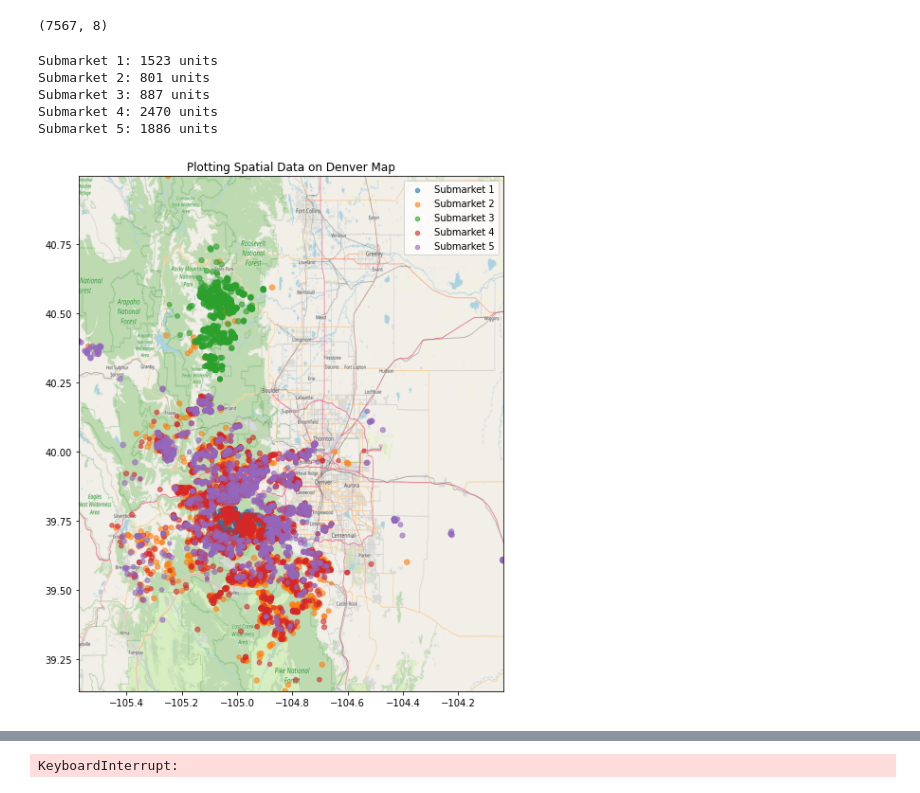
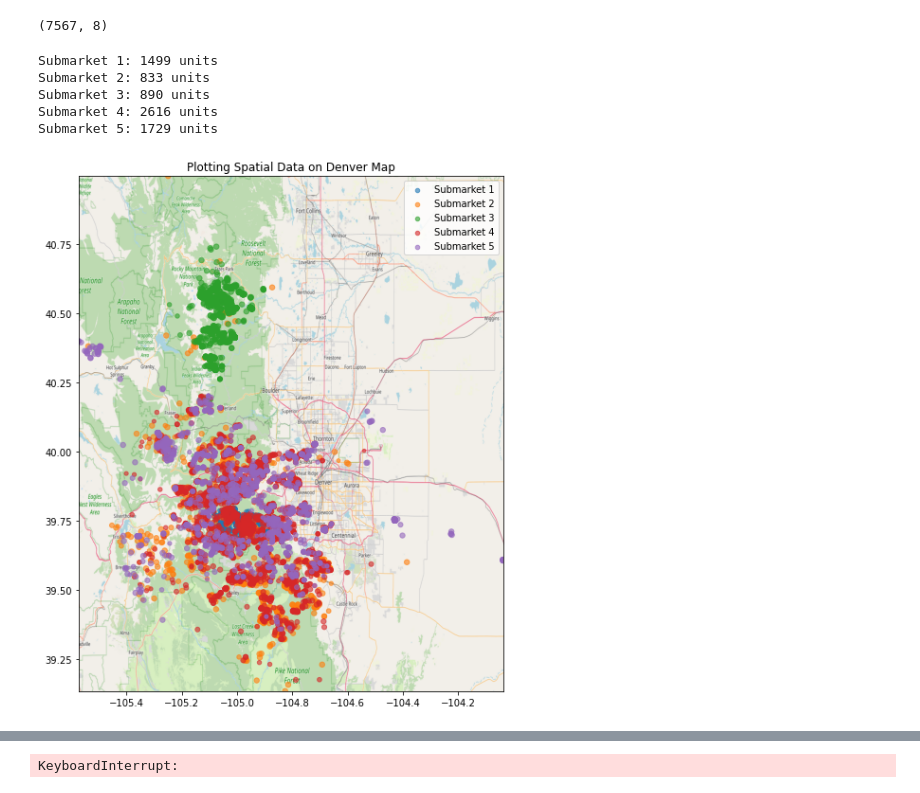
Before and after one commit to luunam/cs297_rex, a Jupyter notebook: notebooks/developed_model_em.ipynb, the cells around one changed output, grey strips where cells are left out. Cells and saved outputs as stored; diff of their text form; code cells hidden in the pictures.

```diff
--- a/notebooks/developed_model_em.ipynb
+++ b/notebooks/developed_model_em.ipynb
@@ -14,7 +14,7 @@ from sklearn.model_selection import train_test_split
 from tqdm import tqdm
 # %%
 # Load dataset
-df = pd.read_csv('../data/archives/denver_prop_listing_clean.csv')
+df = pd.read_csv('../data/archive2/denver_prop_listing_clean.csv')
 
 #convert to datetime format
 df["list_date"] = pd.to_datetime(df["list_date"])
@@ -172,7 +172,9 @@ for i in tqdm(range(max_iter),desc='Fitting...'):
 
     # M-step
 
-    f = [LogisticRegression(C=reg).fit(X2,Y2,sample_weight=r[:,k]) for k in range(K)]
+    f = [LogisticRegression(C=reg,
+                            max_iter=1000,
+                            class_weight='balanced').fit(X2,Y2,sample_weight=r[:,k]) for k in range(K)]
     pi = r.sum(axis=0)/n_homes
     means = np.array([np.array([r[n,k]*X2[n] for n in range(n_homes)]).sum(axis=0) for k in range(K)]) / r.sum(axis=0).reshape((-1,1))
     mu, p, lam = means[:,:n_cont], means[:,n_cont:(n_cont+n_bool)], means[:,(n_cont+n_bool):]
@@ -194,40 +196,40 @@ r_unnormalized = np.array([(underflow_scaling * pi[k] *
 r_unnormalized[np.where(~r_unnormalized.any(axis=1))[0]] = 1/K
 r = r_unnormalized / r_unnormalized.sum(axis=1).reshape((-1,1))
 
-submarket = np.argmax(r,axis=1)
+submarket_5 = np.argmax(r,axis=1)
 # %%
 for k in range(K):
     print('Submarket {}: {} units'.format(k+1, sum(submarket == k)))
 # %% [output]
-Submarket 1: 1523 units
-Submarket 2: 801 units
-Submarket 3: 887 units
-Submarket 4: 2470 units
-Submarket 5: 1886 units
+Submarket 1: 1499 units
+Submarket 2: 833 units
+Submarket 3: 890 units
+Submarket 4: 2616 units
+Submarket 5: 1729 units
 # %%
-denver = plt.imread('denver_map.png')
+denver = plt.imread('maps/denver_map.png')
 X_sub = [df_2019Q2[submarket == k] for k in range(K)]
 BBox = (df_2019Q2.longitude.min(), df_2019Q2.longitude.max(),
         df_2019Q2.latitude.min(), df_2019Q2.latitude.max())
 
 fig, ax = plt.subplots(figsize = (12,10))
 
 my_cmap = plt.cm.YlOrBr
 my_cmap.set_under('w',1)
 
 s_scale = 30
 
 for k in range(K):
     ax.scatter(X_sub[k].longitude, X_sub[k].latitude, alpha= 0.6, s=s_scale * r[submarket == k,k], cmap=my_cmap, label='Submarket {}'.format(k+1))
 ax.set_title('Plotting Spatial Data on Denver Map')
 ax.set_xlim(BBox[0],BBox[1])
 ax.set_ylim(BBox[2],BBox[3])
 ax.legend()
 ax.imshow(denver, zorder=0, extent = BBox, aspect= 'equal')
 
 plt.show()
 # %% [output]
-[figure, old version]
+[figure, new version]
 # %%
 def submarket_em(sub,K):
 
```
Also changed, not shown: parts of 8 cells of this notebook, 25 other files.
